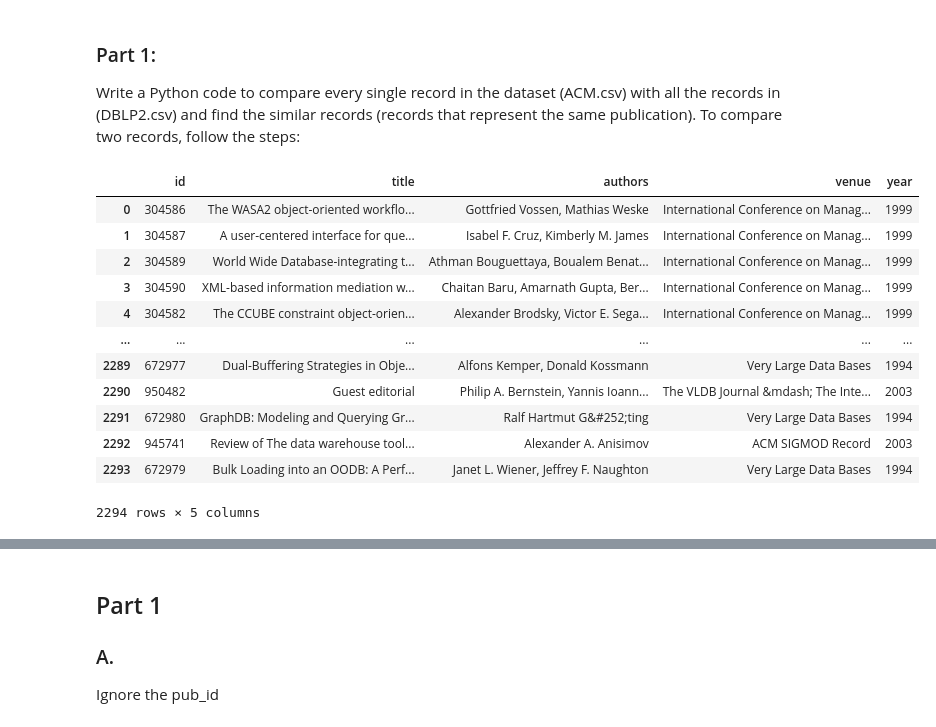
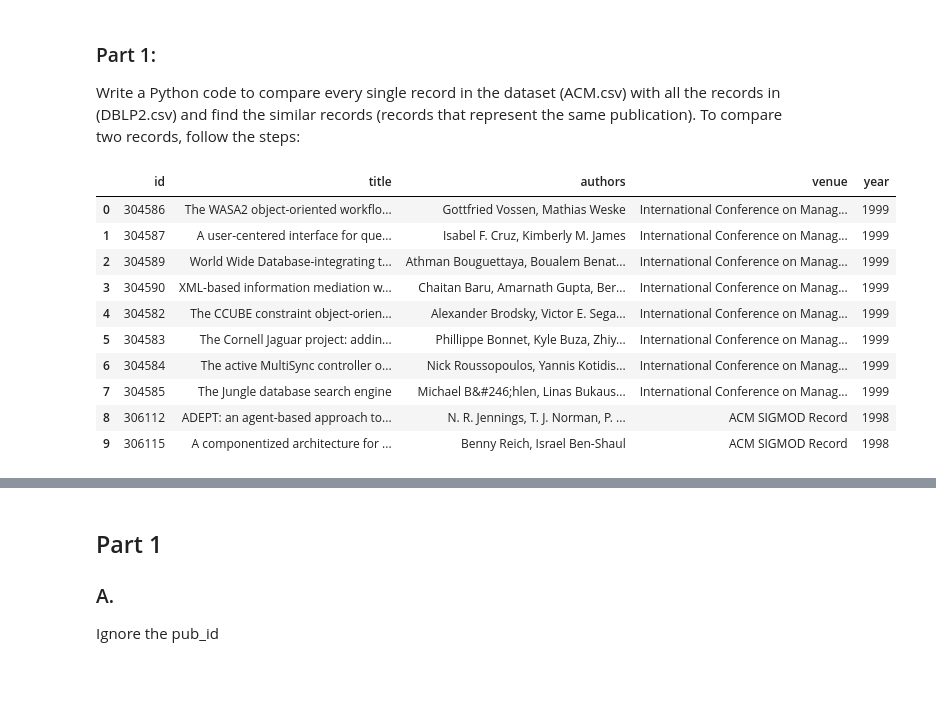
Before and after one commit to liquinto/data_warngling_assignment_2, a Jupyter notebook: Assignment 2.ipynb, the cells around one changed output, grey strips where cells are left out. Saved outputs shown, nothing was run; the diff lists cells and outputs as text; code cells hidden in the pictures; blank space fills up the shorter version.

```diff
--- a/Assignment 2.ipynb
+++ b/Assignment 2.ipynb
@@ -99,21 +96,19 @@ df_dblp2 = pd.read_csv("DBLP2.csv", encoding="latin1")
 # %%
 # Show the dataframe of ACM
 
-df_acm
+df_acm[:10]
 # %% [output]
 |  | id | title | authors | venue | year |
 | 0 | 304586 | The WASA2 object-oriented workflo... | Gottfried Vossen, Mathias Weske | International Conference on Manag... | 1999 |
 | 1 | 304587 | A user-centered interface for que... | Isabel F. Cruz, Kimberly M. James | International Conference on Manag... | 1999 |
 | 2 | 304589 | World Wide Database-integrating t... | Athman Bouguettaya, Boualem Benat... | International Conference on Manag... | 1999 |
 | 3 | 304590 | XML-based information mediation w... | Chaitan Baru, Amarnath Gupta, Ber... | International Conference on Manag... | 1999 |
 | 4 | 304582 | The CCUBE constraint object-orien... | Alexander Brodsky, Victor E. Sega... | International Conference on Manag... | 1999 |
-| ... | ... | ... | ... | ... | ... |
-| 2289 | 672977 | Dual-Buffering Strategies in Obje... | Alfons Kemper, Donald Kossmann | Very Large Data Bases | 1994 |
-| 2290 | 950482 | Guest editorial | Philip A. Bernstein, Yannis Ioann... | The VLDB Journal &mdash; The Inte... | 2003 |
-| 2291 | 672980 | GraphDB: Modeling and Querying Gr... | Ralf Hartmut G&#252;ting | Very Large Data Bases | 1994 |
-| 2292 | 945741 | Review of The data warehouse tool... | Alexander A. Anisimov | ACM SIGMOD Record | 2003 |
-| 2293 | 672979 | Bulk Loading into an OODB: A Perf... | Janet L. Wiener, Jeffrey F. Naughton | Very Large Data Bases | 1994 |
+| 5 | 304583 | The Cornell Jaguar project: addin... | Phillippe Bonnet, Kyle Buza, Zhiy... | International Conference on Manag... | 1999 |
+| 6 | 304584 | The active MultiSync controller o... | Nick Roussopoulos, Yannis Kotidis... | International Conference on Manag... | 1999 |
+| 7 | 304585 | The Jungle database search engine | Michael B&#246;hlen, Linas Bukaus... | International Conference on Manag... | 1999 |
+| 8 | 306112 | ADEPT: an agent-based approach to... | N. R. Jennings, T. J. Norman, P. ... | ACM SIGMOD Record | 1998 |
+| 9 | 306115 | A componentized architecture for ... | Benny Reich, Israel Ben-Shaul | ACM SIGMOD Record | 1998 |
-2294 rows × 5 columns
 # %%
 # Show the dataframe of dblp2
 
```
Also changed, not shown: parts of 39 cells of this notebook.
